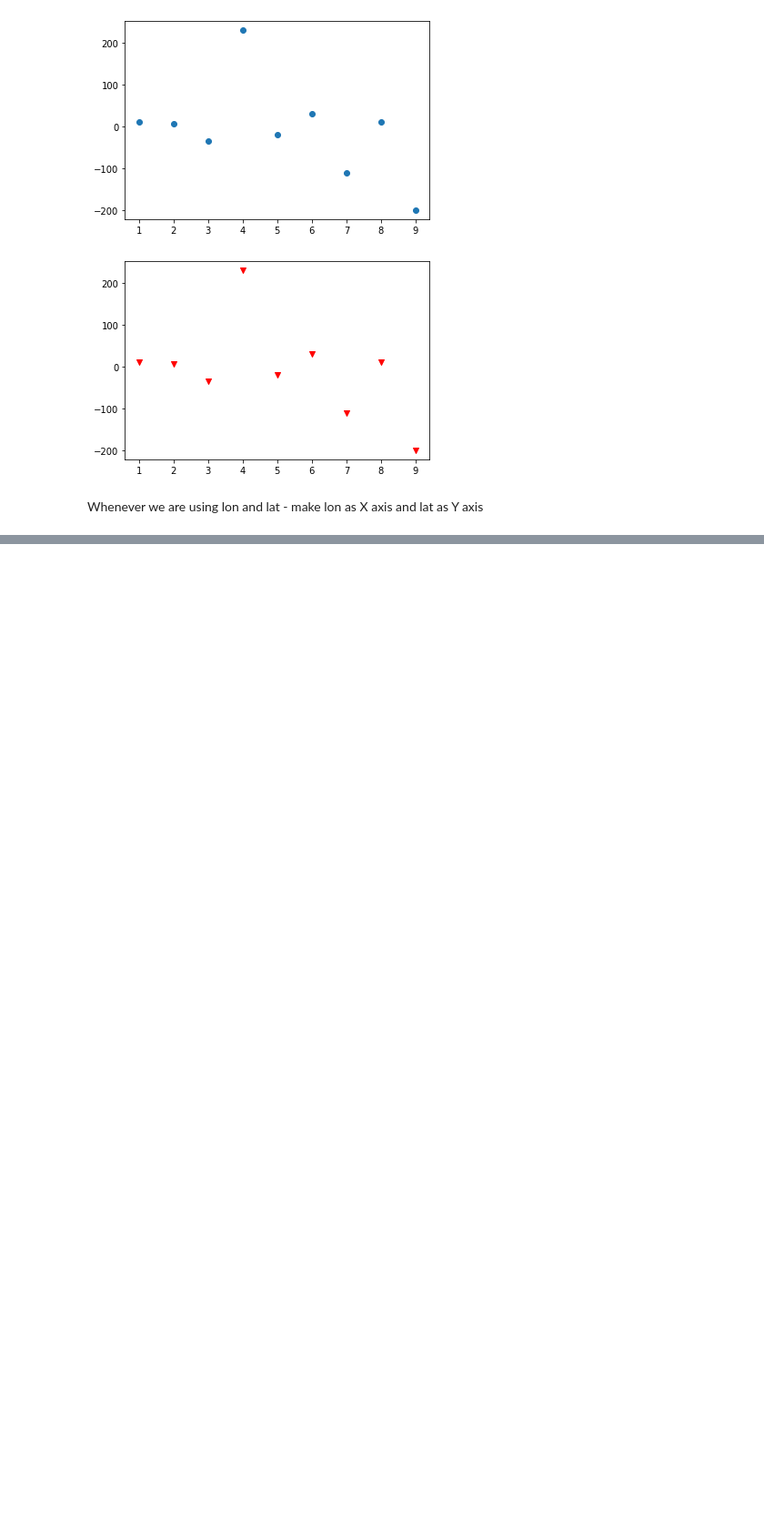
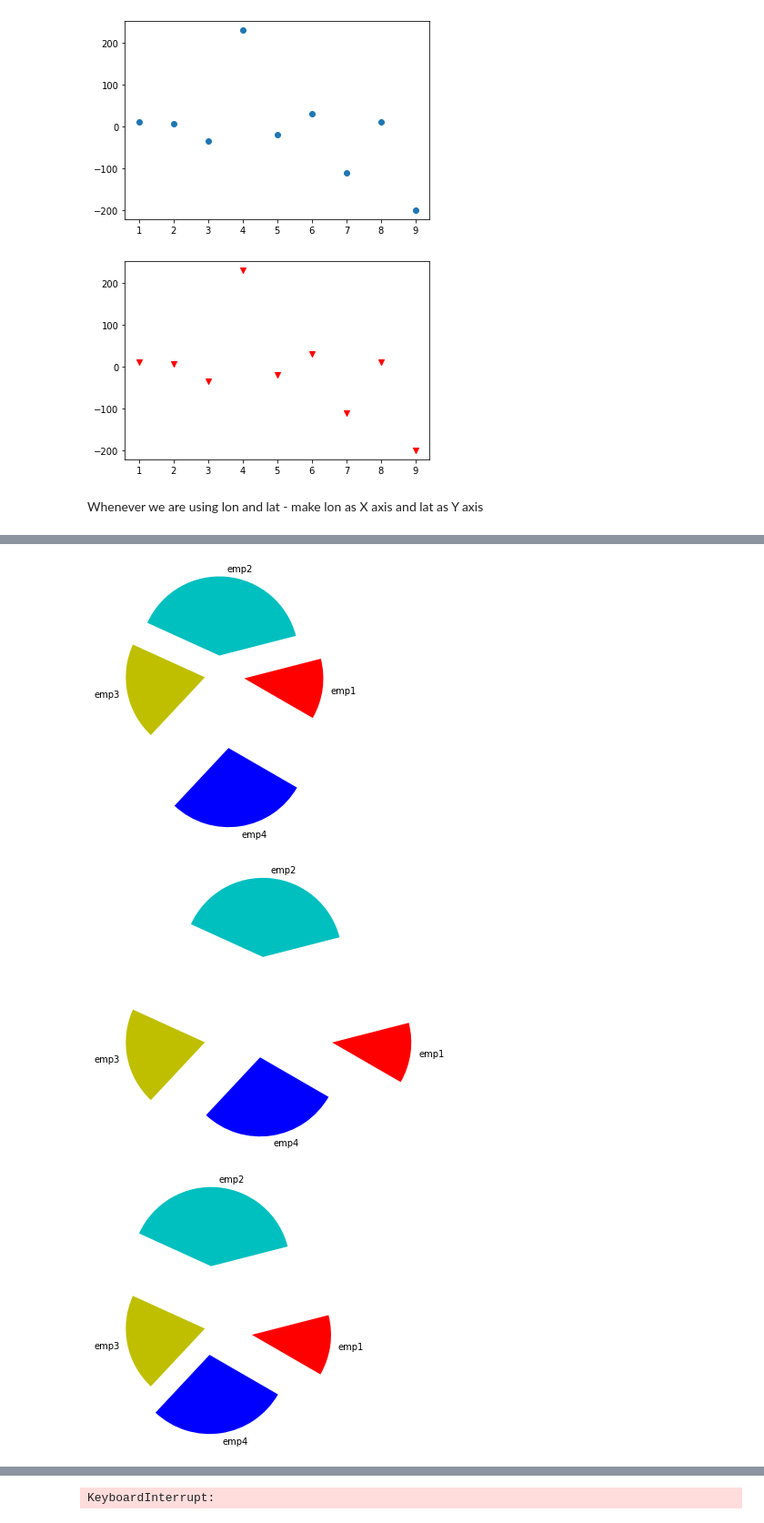
Before and after one commit to sithart/Datascience, a Jupyter notebook: Untitled6.ipynb, the cells around one changed output, grey strips where cells are left out. Shown: that part at 91% size. Cells and saved outputs as stored; diff of their text form; code cells hidden in the pictures; blank space fills up the shorter version.

```diff
--- a/Untitled6.ipynb
+++ b/Untitled6.ipynb
@@ -121,0 +181,18 @@ Whenever we are using lon and lat - make lon as X axis and lat as Y axis
+# %%
+import time
+la=["emp1", "emp2", "emp3", "emp4"]
+while(True):
+    a = np.random.random()
+    b = np.random.random()
+    c = np.random.random()
+    d = np.random.random()
+
+    plt.pie(n, labels=la ,startangle=-30, colors=["r","c","y","b"], explode=[a,b,c,d]) #Pull out the particular
+    time.sleep(1)
+    # plt.legend()
+    plt.show()
+    plt.clf()
+# %% [output]
+[figure, added]
+[figure, added]
+[figure, added]
@@ -121,0 +201 @@ Whenever we are using lon and lat - make lon as X axis and lat as Y axis
+KeyboardInterrupt:
```
Also changed, not shown: parts of 20 cells of this notebook, 1 other file.
